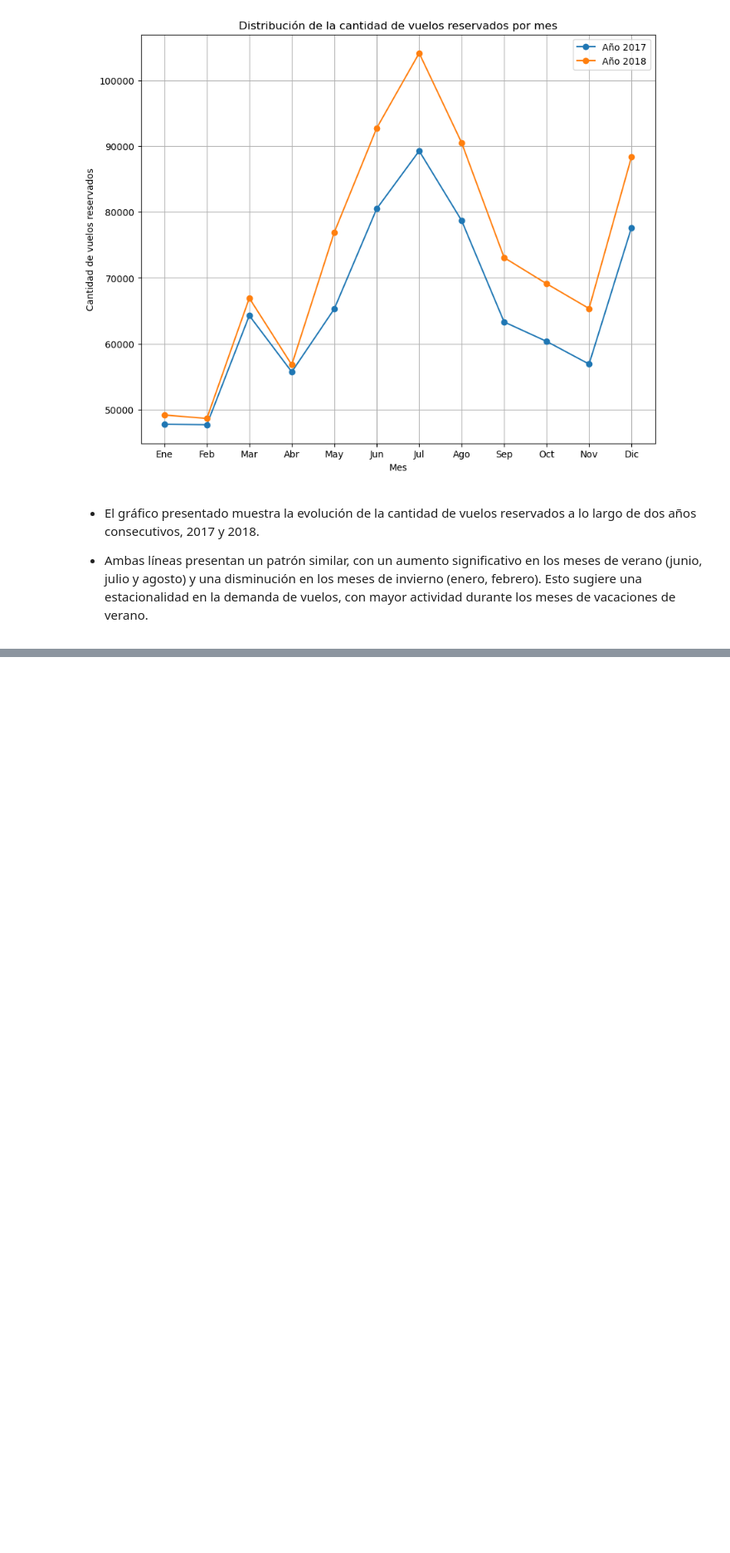
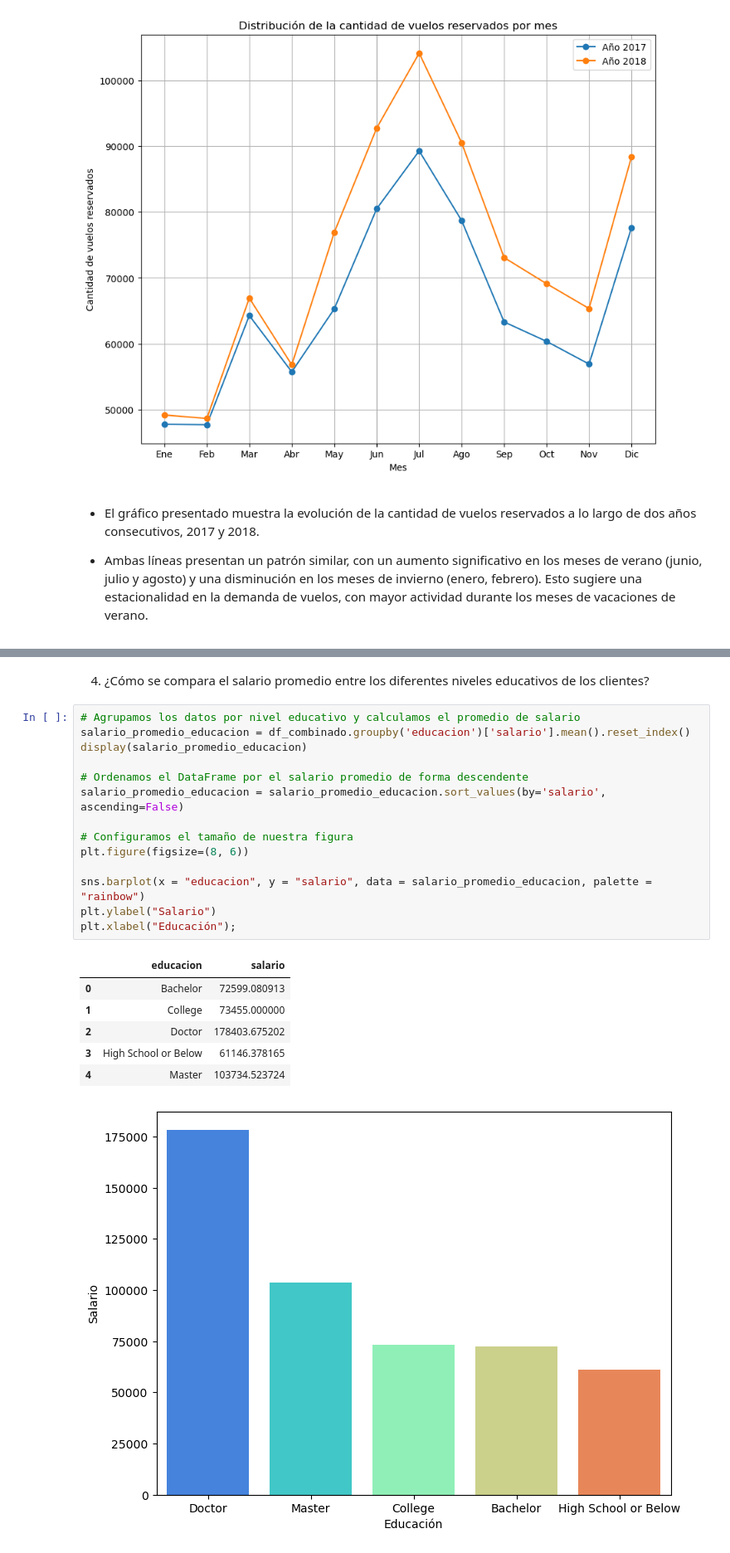
Before and after one commit to Adalab/bda-modulo-3-evaluacion-final-Lolamarba, a Jupyter notebook: FASE_2_Visualización.ipynb, the cells around one changed output, grey strips where cells are left out. Shown: that part at 83% size. Cells and saved outputs as stored; diff of their text form; blank space fills up the shorter version.

```diff
--- a/FASE_2_Visualización.ipynb
+++ b/FASE_2_Visualización.ipynb
@@ -120,0 +177,24 @@ plt.show()
+# %% [markdown]
+4. ¿Cómo se compara el salario promedio entre los diferentes niveles educativos de los clientes?
+# %%
+# Agrupamos los datos por nivel educativo y calculamos el promedio de salario
+salario_promedio_educacion = df_combinado.groupby('educacion')['salario'].mean().reset_index()
+display(salario_promedio_educacion)
+
+# Ordenamos el DataFrame por el salario promedio de forma descendente
+salario_promedio_educacion = salario_promedio_educacion.sort_values(by='salario', ascending=False)
+
+# Configuramos el tamaño de nuestra figura
+plt.figure(figsize=(8, 6))
+
+sns.barplot(x = "educacion", y = "salario", data = salario_promedio_educacion, palette = "rainbow")
+plt.ylabel("Salario")
+plt.xlabel("Educación");
+# %% [output]
+|  | educacion | salario |
+| 0 | Bachelor | 72599.080913 |
+| 1 | College | 73455.000000 |
+| 2 | Doctor | 178403.675202 |
+| 3 | High School or Below | 61146.378165 |
+| 4 | Master | 103734.523724 |
+[figure, added]
```
Also changed, not shown: parts of 13 cells of this notebook.
